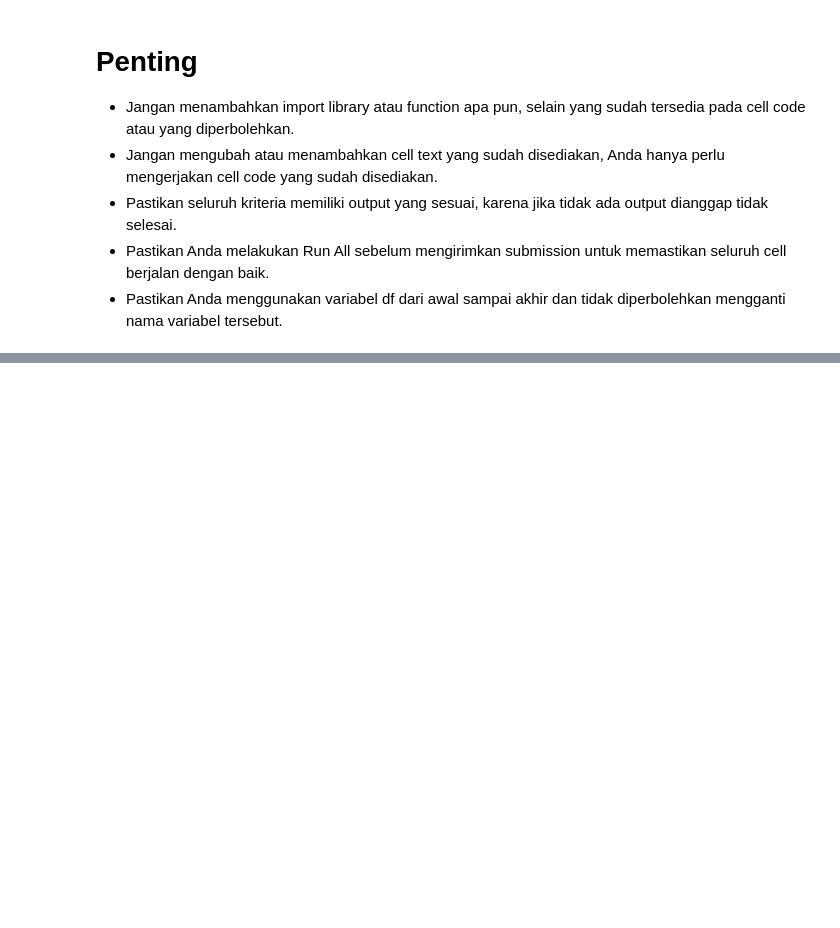
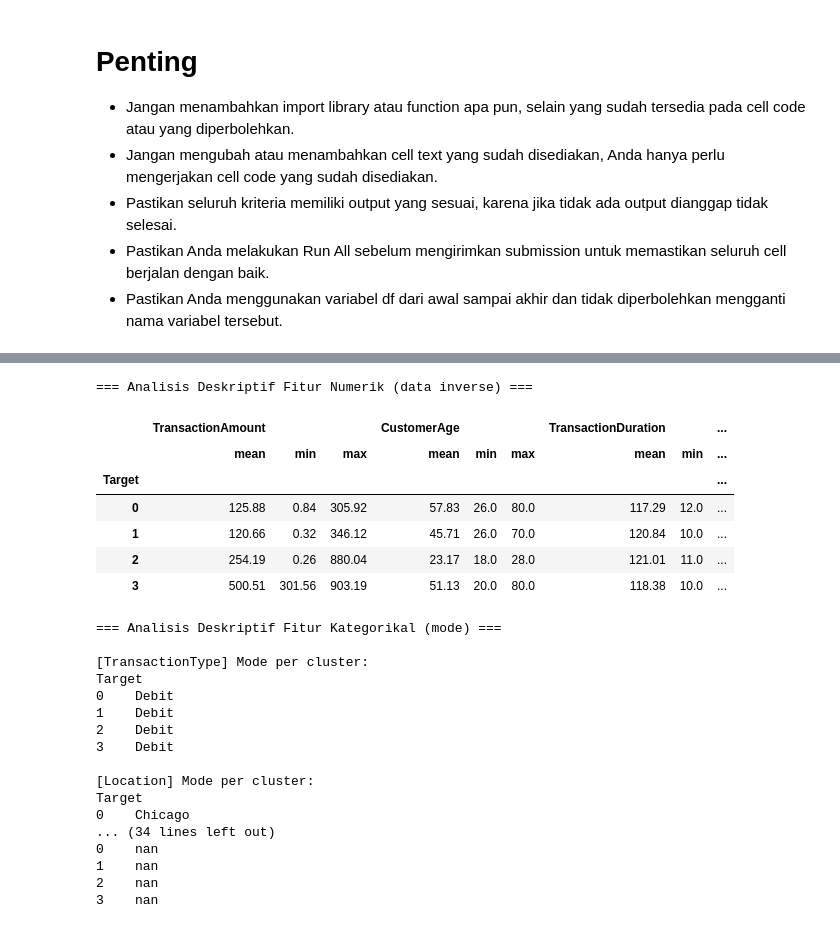
Before and after one commit to samueladian3-cpu/ml-portfolio, a Jupyter notebook: [Clustering]_Submission_Akhir_BMLP_Samuel_Adian.ipynb, the cells around one changed output, grey strips where cells are left out. Saved outputs shown, nothing was run; the diff lists cells and outputs as text; code cells hidden in the pictures; blank space fills up the shorter version.

```diff
--- a/[Clustering]_Submission_Akhir_BMLP_Samuel_Adian.ipynb
+++ b/[Clustering]_Submission_Akhir_BMLP_Samuel_Adian.ipynb
@@ -894,0 +702,49 @@ Name: count, dtype: int64
+# %%
+# Lakukan analisis deskriptif minimal mean, min dan max untuk fitur numerik
+# dan mode untuk kategorikal seperti pada basic tetapi menggunakan data yang sudah diinverse.
+
+### MULAI CODE ###
+
+# Fitur Numerik
+num_inv = [c for c in df_inverse.select_dtypes(include=[np.number]).columns if c != 'Target']
+print('=== Analisis Deskriptif Fitur Numerik (data inverse) ===')
+display(df_inverse.groupby('Target')[num_inv].agg(['mean', 'min', 'max']).round(2))
+
+# Fitur Kategorikal
+cat_inv = df_inverse.select_dtypes(include=['object']).columns.tolist()
+if cat_inv:
+    print('\n=== Analisis Deskriptif Fitur Kategorikal (mode) ===')
+    for col in cat_inv:
+        mode_per_cluster = df_inverse.groupby('Target')[col].agg(
+            lambda x: x.value_counts().index[0]
+        )
+        print(f'\n[{col}] Mode per cluster:')
+        print(mode_per_cluster.to_string())
+
+### SELESAI CODE ###
+# %% [output]
+=== Analisis Deskriptif Fitur Numerik (data inverse) ===
+|  | TransactionAmount |  |  | CustomerAge |  |  | TransactionDuration |  | ... |
+|  | mean | min | max | mean | min | max | mean | min | ... |
+| Target |  |  |  |  |  |  |  |  | ... |
+| 0 | 125.88 | 0.84 | 305.92 | 57.83 | 26.0 | 80.0 | 117.29 | 12.0 | ... |
+| 1 | 120.66 | 0.32 | 346.12 | 45.71 | 26.0 | 70.0 | 120.84 | 10.0 | ... |
+| 2 | 254.19 | 0.26 | 880.04 | 23.17 | 18.0 | 28.0 | 121.01 | 11.0 | ... |
+| 3 | 500.51 | 301.56 | 903.19 | 51.13 | 20.0 | 80.0 | 118.38 | 10.0 | ... |
+=== Analisis Deskriptif Fitur Kategorikal (mode) ===
+
+[TransactionType] Mode per cluster:
+Target
+0    Debit
+1    Debit
+2    Debit
+3    Debit
+
+[Location] Mode per cluster:
+Target
+0    Chicago
+... (34 lines left out)
+0    nan
+1    nan
+2    nan
+3    nan
```
Also changed, not shown: parts of 88 cells of this notebook.
